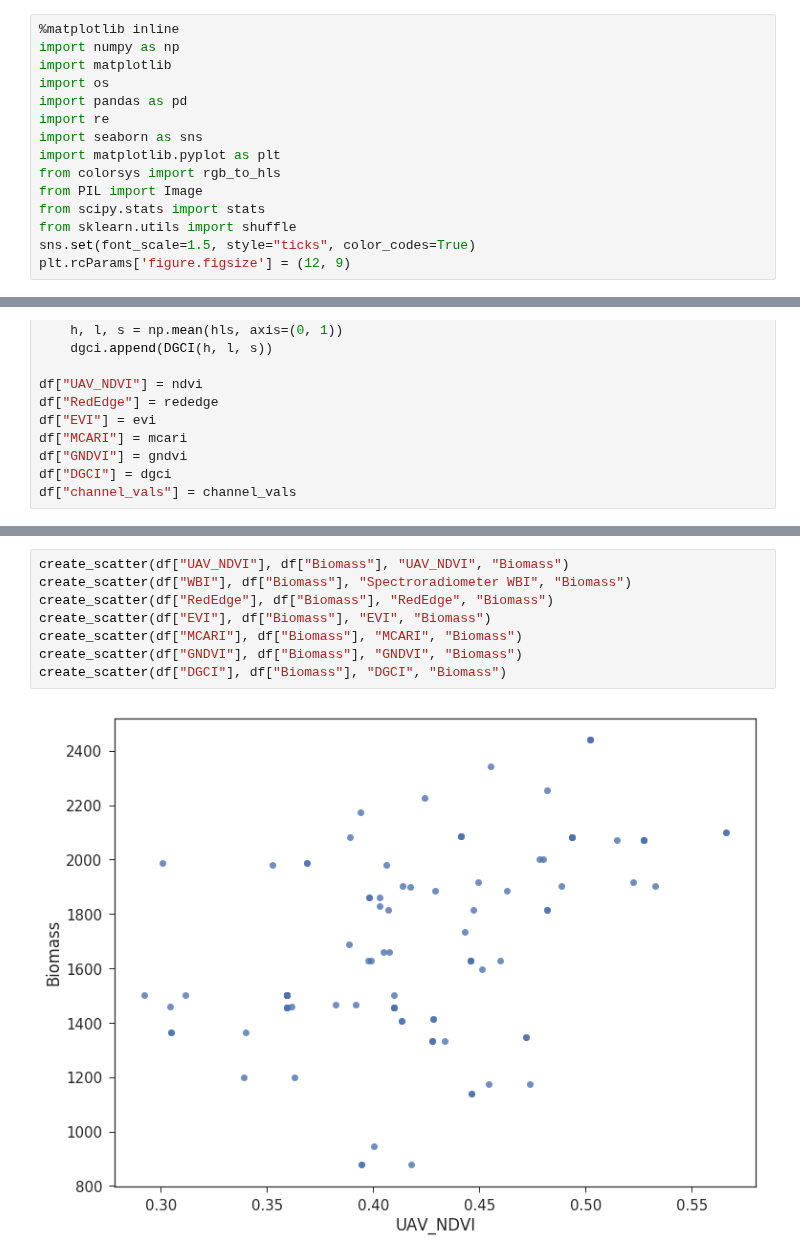
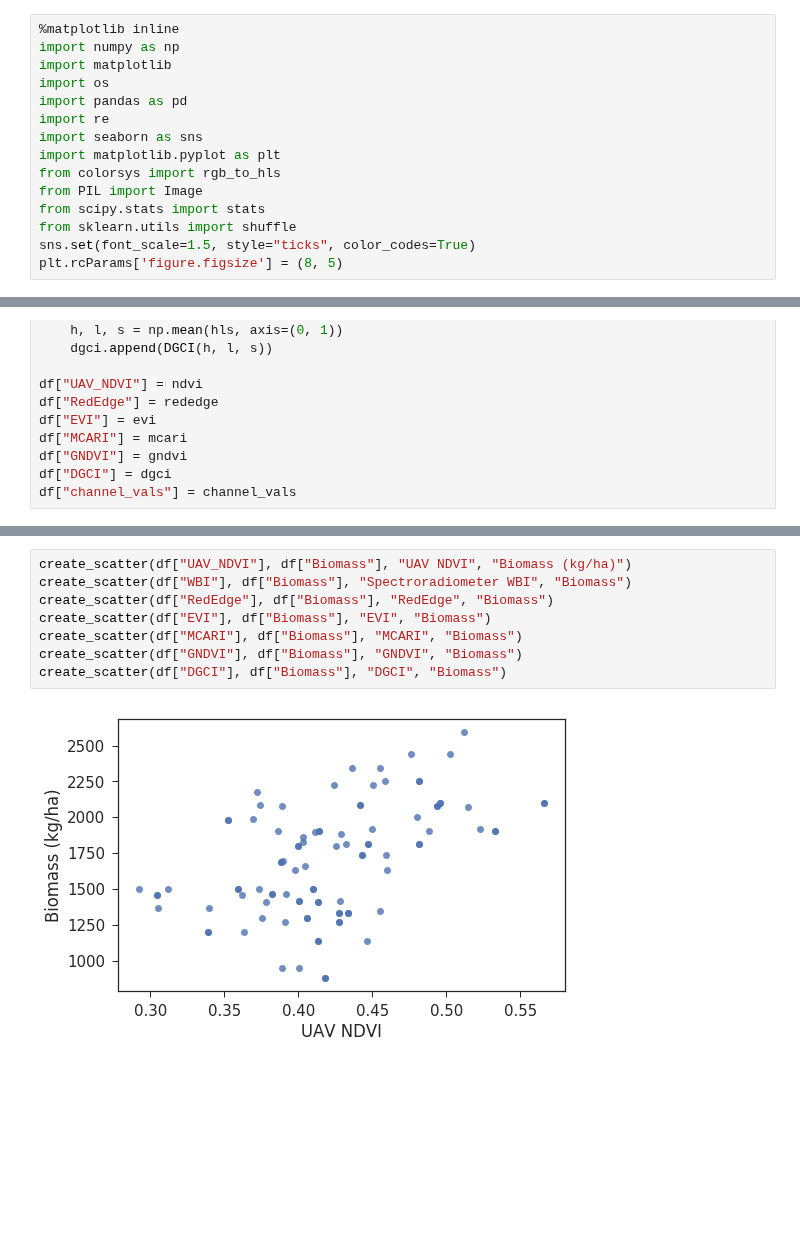
Before and after one commit to cheripai/thesis, a Jupyter notebook: notebooks/Lettuce_Raster_Biomass.ipynb, the cells around one changed output, grey strips where cells are left out. Drawn from its saved outputs; the diff is of its cells as text; blank space fills up the shorter version.

Commit message:
Update chart style

```diff
--- a/notebooks/Lettuce_Raster_Biomass.ipynb
+++ b/notebooks/Lettuce_Raster_Biomass.ipynb
@@ -12,7 +12,7 @@ from PIL import Image
 from scipy.stats import stats
 from sklearn.utils import shuffle
 sns.set(font_scale=1.5, style="ticks", color_codes=True)
-plt.rcParams['figure.figsize'] = (12, 9)
+plt.rcParams['figure.figsize'] = (8, 5)
 # %%
 csv_file = "/home/dat/Workspace/Thesis/lettuce_predictor/data/rasters_csv/2017-11-22.csv"
 biomass_file = "/home/dat/Workspace/Thesis/data/Spreadsheet/Lettuce/biomass.csv"
@@ -167,10 +167,10 @@ DGCI & Biomass: -0.341514263723
 # %%
-create_scatter(df["UAV_NDVI"], df["Biomass"], "UAV_NDVI", "Biomass")
+create_scatter(df["UAV_NDVI"], df["Biomass"], "UAV NDVI", "Biomass (kg/ha)")
 create_scatter(df["WBI"], df["Biomass"], "Spectroradiometer WBI", "Biomass")
 create_scatter(df["RedEdge"], df["Biomass"], "RedEdge", "Biomass")
 create_scatter(df["EVI"], df["Biomass"], "EVI", "Biomass")
 create_scatter(df["MCARI"], df["Biomass"], "MCARI", "Biomass")
 create_scatter(df["GNDVI"], df["Biomass"], "GNDVI", "Biomass")
 create_scatter(df["DGCI"], df["Biomass"], "DGCI", "Biomass")
 # %% [output]
-[figure, old version]
+[figure, new version]
```
Also changed, not shown: parts of 4 cells of this notebook.
